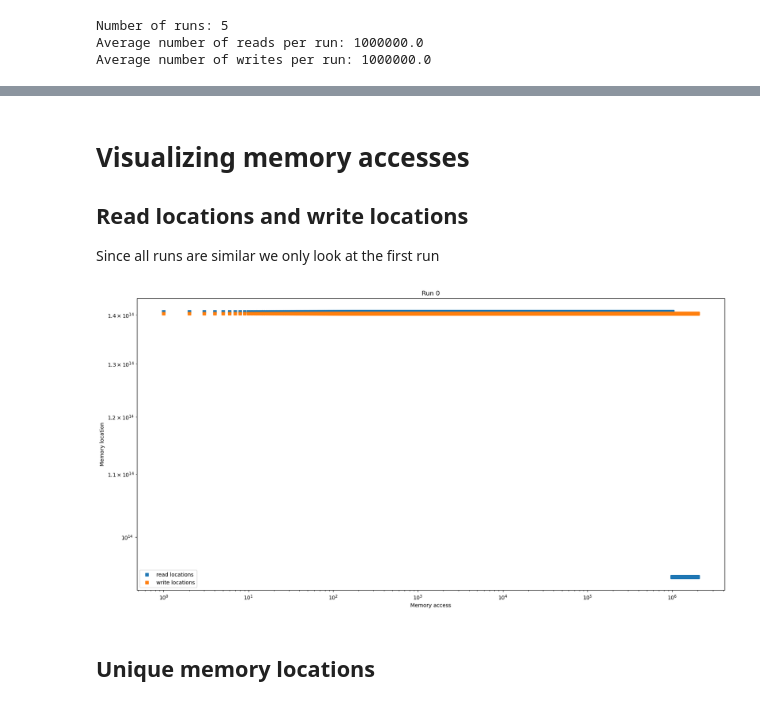
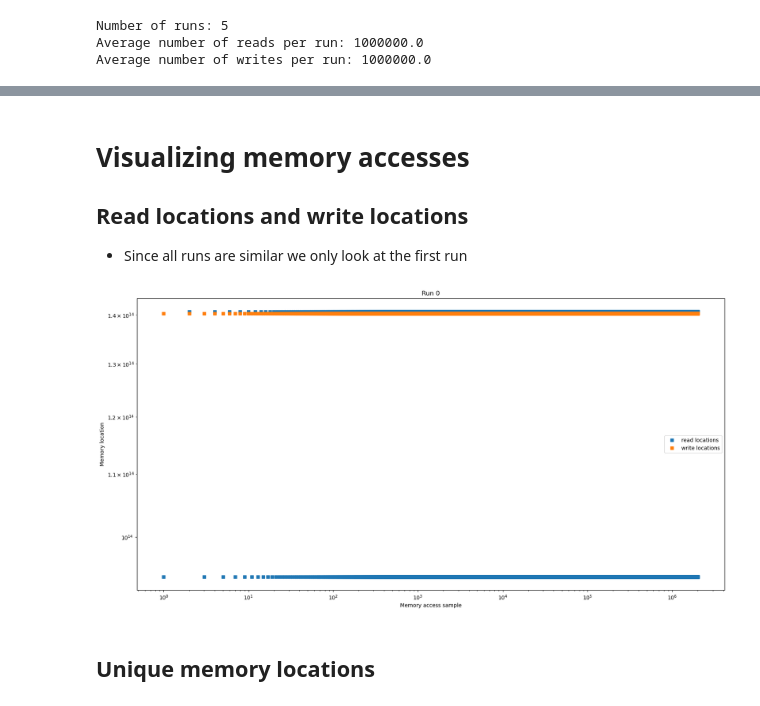
Before and after one commit to TimonFercho/ann-distributed-key-value-store, a Jupyter notebook: evaluation/inverted-lists/bulk-insertion/memory-accesses/memory-accesses.ipynb, the cells around one changed output, grey strips where cells are left out. Drawn from its saved outputs; the diff is of its cells as text; code cells hidden in the pictures.

```diff
--- a/benchmarks/memory-accesses/memory-accesses.ipynb
+++ b/evaluation/inverted-lists/bulk-insertion/memory-accesses/memory-accesses.ipynb
@@ -20,8 +44,6 @@ update_entries: took 0.00167412 s
 # %%
-read_locations_vecs = []
-write_locations_vecs = []
-read_locations_ids = []
-write_locations_ids = []
+read_locations = []
+write_locations = []
 copy_durations = []
 bulk_insertion_durations = []
 n_runs = 0
@@ -29,19 +51,17 @@ with open('memory-accesses.log') as f:
     for line in f:
         if 'cluster/out/SIFT1M/vectors.bin' in line:
             n_runs += 1
-            read_locations_vecs.append([])
-            write_locations_vecs.append([])
-            read_locations_ids.append([])
-            write_locations_ids.append([])
+            read_locations.append([])
+            write_locations.append([])
             copy_durations.append([])
         parts = line.split(' ')
         if 'update_entries: took' in line:
             copy_durations[-1].append(float(parts[2]))
         elif 'update_entries:' in line and '512 bytes' in line:
-            read_locations_vecs[-1].append(int(parts[3], 16))
-            write_locations_vecs[-1].append(int(parts[1], 16))
+            read_locations[-1].append(('vec', int(parts[3], 16)))
+            write_locations[-1].append(('vec', int(parts[1], 16)))
         elif 'update_entries:' in line and '8 bytes' in line:
-            read_locations_ids[-1].append(int(parts[3], 16))
-            write_locations_ids[-1].append(int(parts[1], 16))
+            read_locations[-1].append(('idx', int(parts[3], 16)))
+            write_locations[-1].append(('idx', int(parts[1], 16)))
         elif 'bulk_insert_entries: took' in line:
             bulk_insertion_durations.append(float(parts[2]))
@@ -83,22 +119,22 @@ Percentage spent copying 94.28%
 # %% [markdown]
 # Visualizing memory accesses
 ## Read locations and write locations
-Since all runs are similar we only look at the first run
+- Since all runs are similar we only look at the first run
 # %%
 run = 0
-read_locations = read_locations_vecs[run] + read_locations_ids[run]
-write_locations = write_locations_vecs[run] + write_locations_ids[run]
+read_locations_values = [l[1] for l in read_locations[run]]
+write_locations_values = [l[1] for l in write_locations[run]]
 plt.figure(figsize=(20, 10))
 plt.title('Run {}'.format(run))
-plt.plot(read_locations, 's', label='read locations')
-plt.plot(write_locations, 's', label='write locations')
-plt.xlabel('Memory access')
+plt.plot(read_locations_values, 's', label='read locations')
+plt.plot(write_locations_values, 's', label='write locations')
+plt.xlabel('Memory access sample')
 plt.ylabel('Memory location')
 plt.loglog()
 plt.legend()
 plt.show()
 # %% [output]
-[figure, old version]
+[figure, new version]
 # %% [markdown]
 ## Unique memory locations
 # %%
```
Also changed, not shown: parts of 17 cells of this notebook, 10 other files.
